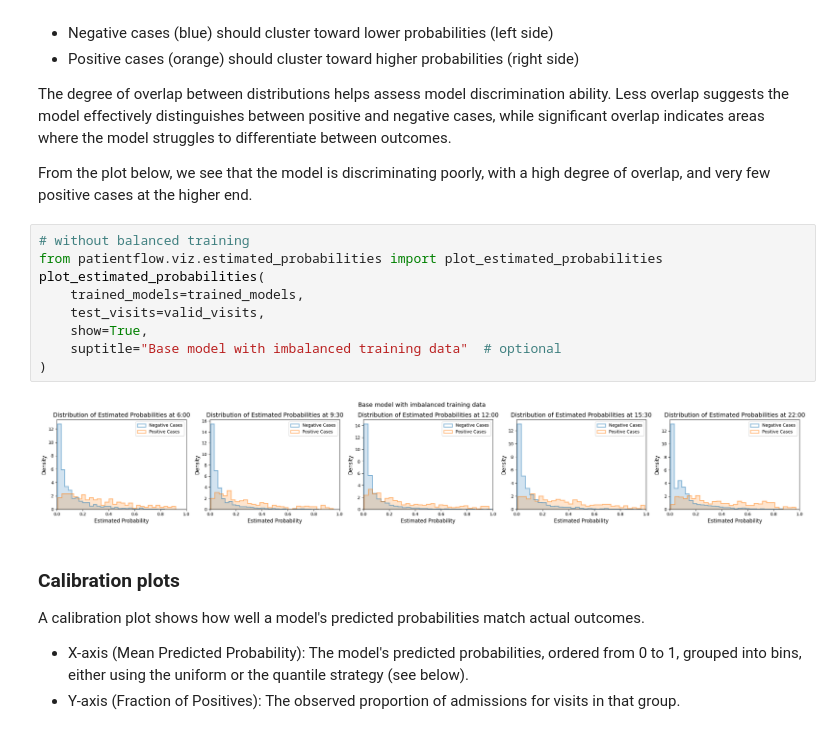
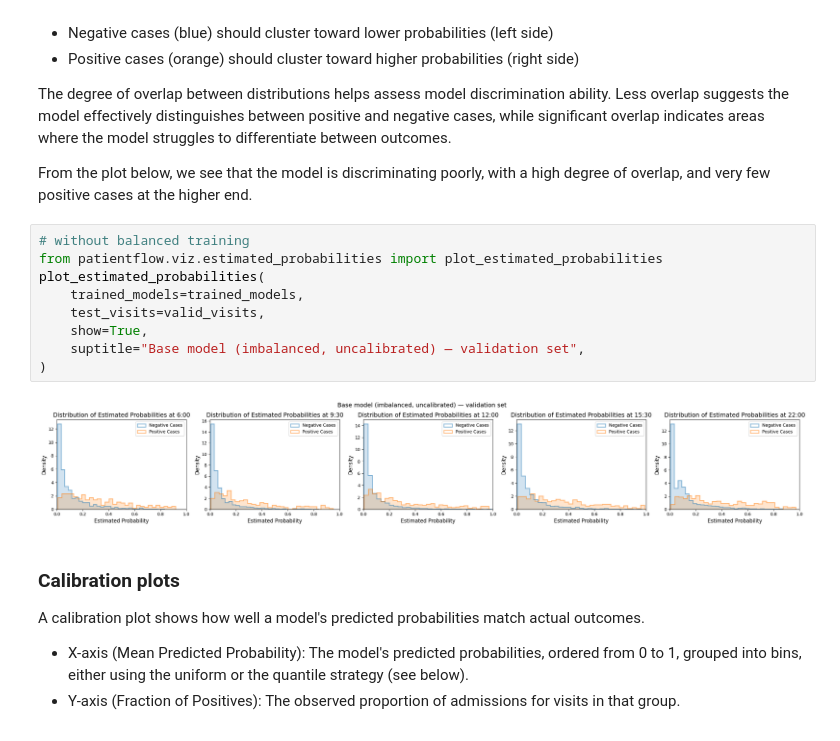
Before and after one commit to UCL-CORU/patientflow, a Jupyter notebook: notebooks/2c_Evaluate_patient_snapshot_models.ipynb, the cells around one changed output. Drawn from its saved outputs; the diff is of its cells as text.

```diff
--- a/notebooks/2c_Evaluate_patient_snapshot_models.ipynb
+++ b/notebooks/2c_Evaluate_patient_snapshot_models.ipynb
@@ -261,14 +261,14 @@ From the plot below, we see that the model is discriminating poorly, with a high
 # %%
 # without balanced training
 from patientflow.viz.estimated_probabilities import plot_estimated_probabilities
 plot_estimated_probabilities(
     trained_models=trained_models,
     test_visits=valid_visits,
     show=True,
-    suptitle="Base model with imbalanced training data"  # optional
+    suptitle="Base model (imbalanced, uncalibrated) — validation set",
 )
 # %% [output]
-[figure, old version]
+[figure, new version]
 # %% [markdown]
 ### Calibration plots
 
```
Also changed, not shown: parts of 7 cells of this notebook, 22 other files.
